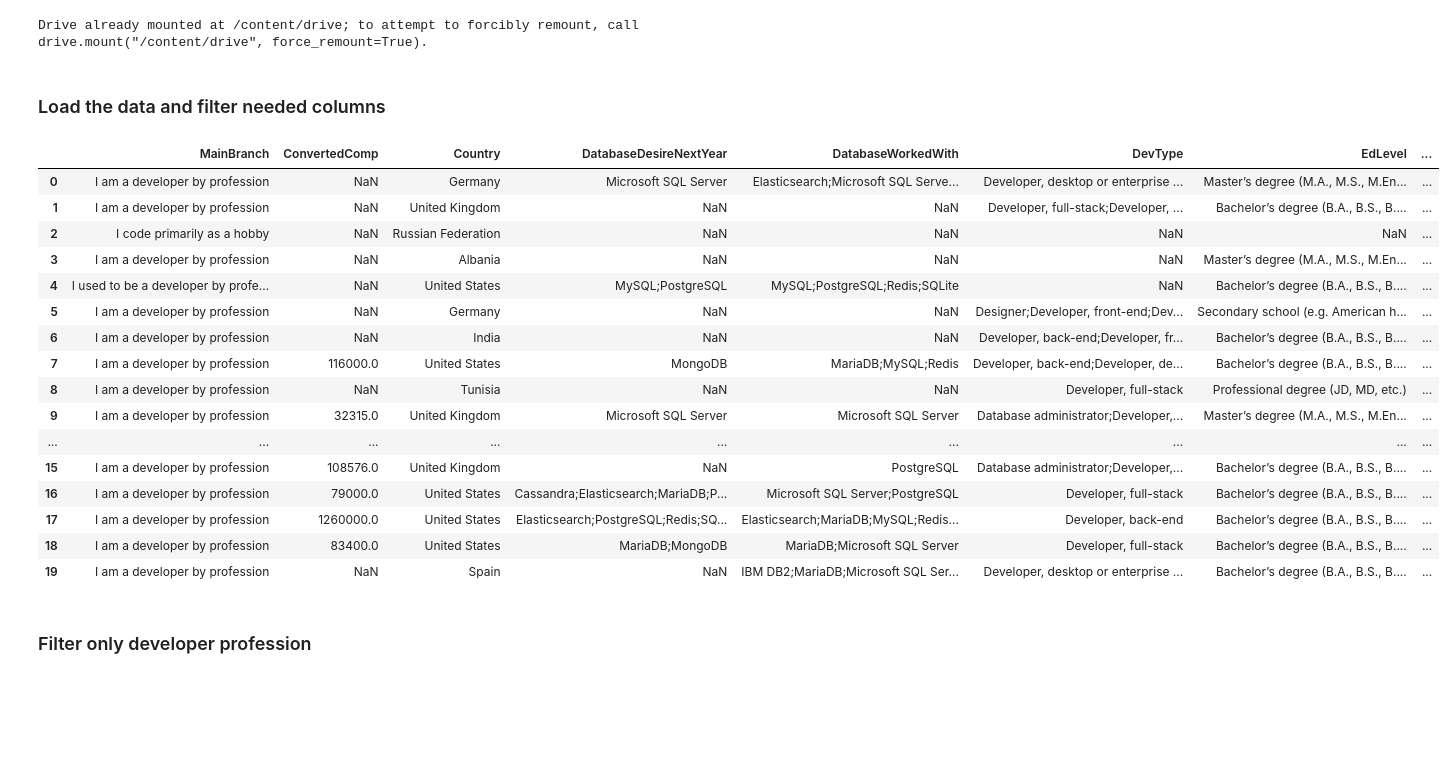
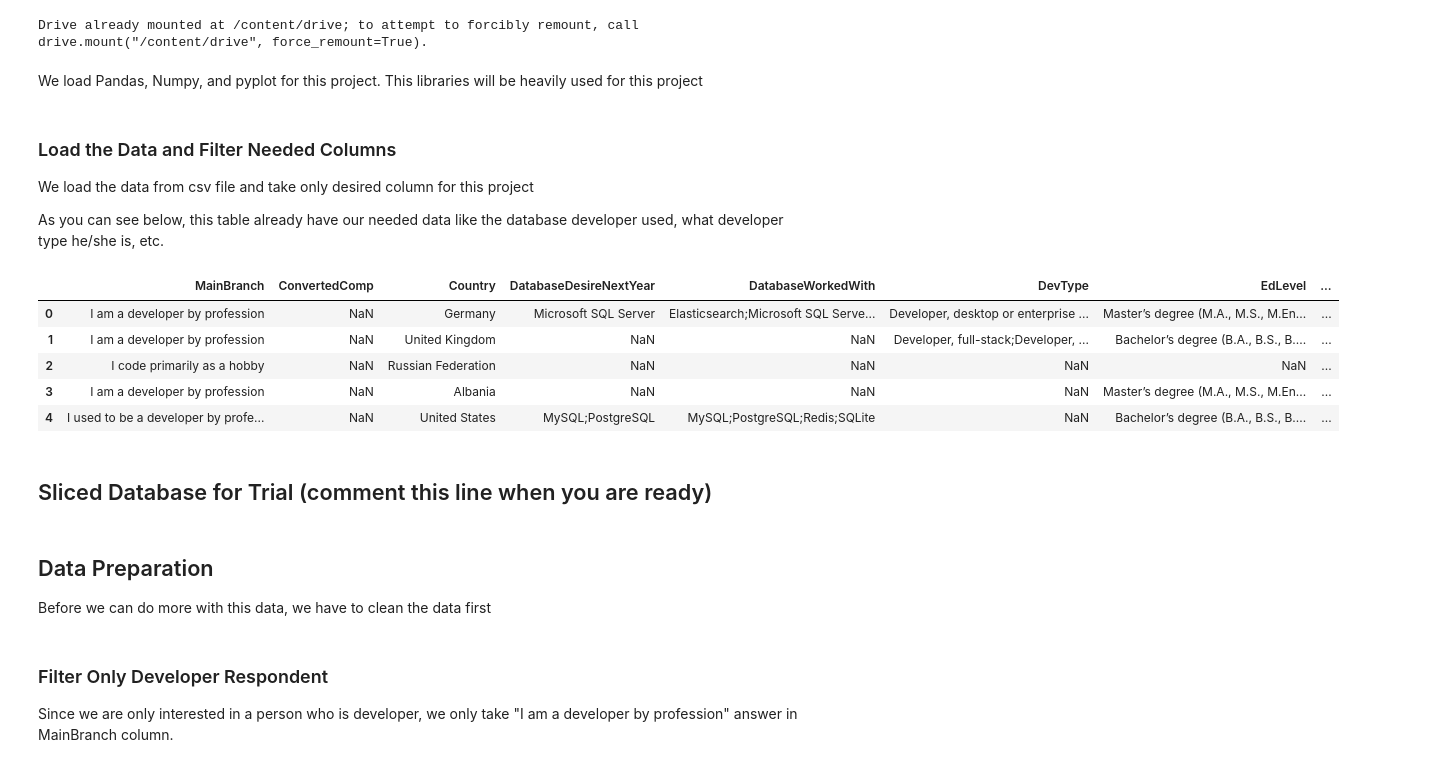
Before and after one commit to fahmiduldul/ds-blog-post, a Jupyter notebook: main.ipynb, the cells around one changed output. Drawn from its saved outputs; the diff is of its cells as text; code cells hidden in the pictures; blank space fills up the shorter version.

```diff
--- a/main.ipynb
+++ b/main.ipynb
@@ -7,30 +23,24 @@ from google.colab import drive
 drive.mount('/content/drive')
 # %% [output]
 Drive already mounted at /content/drive; to attempt to forcibly remount, call drive.mount("/content/drive", force_remount=True).
-# %% [markdown]
-### Load the data and filter needed columns
+# %% [markdown]
+We load Pandas, Numpy, and pyplot for this project. This libraries will be heavily used for this project
+# %% [markdown]
+### Load the Data and Filter Needed Columns
+We load the data from csv file and take only desired column for this project
+
+As you can see below, this table already have our needed data like the database developer used, what developer type he/she is, etc.
 # %%
 df = pd.read_csv('/content/drive/MyDrive/datasets/stackoverflow_survey_2020/survey_results_public.csv')
-desiredColumn = ['MainBranch', 'ConvertedComp', 'Country', 'DatabaseDesireNextYear', 'DatabaseWorkedWith', 'DevType', 'EdLevel', 'Employment', 'LanguageDesireNextYear', 'LanguageWorkedWith', 'MiscTechDesireNextYear', 'MiscTechWorkedWith', 'NEWLearn', 'PlatformDesireNextYear', 'PlatformWorkedWith', 'UndergradMajor', 'WebframeDesireNextYear', 'WebframeWorkedWith', 'WorkWeekHrs', 'YearsCode', 'YearsCodePro']
-df = df[desiredColumn]
-df.head(20)
+desired_column = ['MainBranch', 'ConvertedComp', 'Country', 'DatabaseDesireNextYear', 'DatabaseWorkedWith', 'DevType', 'EdLevel', 'Employment', 'LanguageDesireNextYear', 'LanguageWorkedWith', 'MiscTechDesireNextYear', 'MiscTechWorkedWith', 'NEWLearn', 'PlatformDesireNextYear', 'PlatformWorkedWith', 'UndergradMajor', 'WebframeDesireNextYear', 'WebframeWorkedWith', 'WorkWeekHrs', 'YearsCode', 'YearsCodePro']
+df = df[desired_column]
+df.head()
 # %% [output]
 |  | MainBranch | ConvertedComp | Country | DatabaseDesireNextYear | DatabaseWorkedWith | DevType | EdLevel | ... |
 | 0 | I am a developer by profession | NaN | Germany | Microsoft SQL Server | Elasticsearch;Microsoft SQL Serve... | Developer, desktop or enterprise ... | Master’s degree (M.A., M.S., M.En... | ... |
 | 1 | I am a developer by profession | NaN | United Kingdom | NaN | NaN | Developer, full-stack;Developer, ... | Bachelor’s degree (B.A., B.S., B.... | ... |
 | 2 | I code primarily as a hobby | NaN | Russian Federation | NaN | NaN | NaN | NaN | ... |
 | 3 | I am a developer by profession | NaN | Albania | NaN | NaN | NaN | Master’s degree (M.A., M.S., M.En... | ... |
 | 4 | I used to be a developer by profe... | NaN | United States | MySQL;PostgreSQL | MySQL;PostgreSQL;Redis;SQLite | NaN | Bachelor’s degree (B.A., B.S., B.... | ... |
-| 5 | I am a developer by profession | NaN | Germany | NaN | NaN | Designer;Developer, front-end;Dev... | Secondary school (e.g. American h... | ... |
-| 6 | I am a developer by profession | NaN | India | NaN | NaN | Developer, back-end;Developer, fr... | Bachelor’s degree (B.A., B.S., B.... | ... |
-| 7 | I am a developer by profession | 116000.0 | United States | MongoDB | MariaDB;MySQL;Redis | Developer, back-end;Developer, de... | Bachelor’s degree (B.A., B.S., B.... | ... |
-| 8 | I am a developer by profession | NaN | Tunisia | NaN | NaN | Developer, full-stack | Professional degree (JD, MD, etc.) | ... |
-| 9 | I am a developer by profession | 32315.0 | United Kingdom | Microsoft SQL Server | Microsoft SQL Server | Database administrator;Developer,... | Master’s degree (M.A., M.S., M.En... | ... |
-| ... | ... | ... | ... | ... | ... | ... | ... | ... |
-| 15 | I am a developer by profession | 108576.0 | United Kingdom | NaN | PostgreSQL | Database administrator;Developer,... | Bachelor’s degree (B.A., B.S., B.... | ... |
-| 16 | I am a developer by profession | 79000.0 | United States | Cassandra;Elasticsearch;MariaDB;P... | Microsoft SQL Server;PostgreSQL | Developer, full-stack | Bachelor’s degree (B.A., B.S., B.... | ... |
-| 17 | I am a developer by profession | 1260000.0 | United States | Elasticsearch;PostgreSQL;Redis;SQ... | Elasticsearch;MariaDB;MySQL;Redis... | Developer, back-end | Bachelor’s degree (B.A., B.S., B.... | ... |
-| 18 | I am a developer by profession | 83400.0 | United States | MariaDB;MongoDB | MariaDB;Microsoft SQL Server | Developer, full-stack | Bachelor’s degree (B.A., B.S., B.... | ... |
-| 19 | I am a developer by profession | NaN | Spain | NaN | IBM DB2;MariaDB;Microsoft SQL Ser... | Developer, desktop or enterprise ... | Bachelor’s degree (B.A., B.S., B.... | ... |
-# %% [markdown]
-### Filter only developer profession
+# %% [markdown]
+## Sliced Database for Trial (comment this line when you are ready)
@@ -37,2 +49,8 @@ df.head(20)
+# %% [markdown]
+## Data Preparation
+Before we can do more with this data, we have to clean the data first
+# %% [markdown]
+### Filter Only Developer Respondent
+Since we are only interested in a person who is developer, we only take "I am a developer by profession" answer in MainBranch column.
 # %%
 df = df[df['MainBranch'] == 'I am a developer by profession']
```
Also changed, not shown: parts of 15 cells of this notebook.
